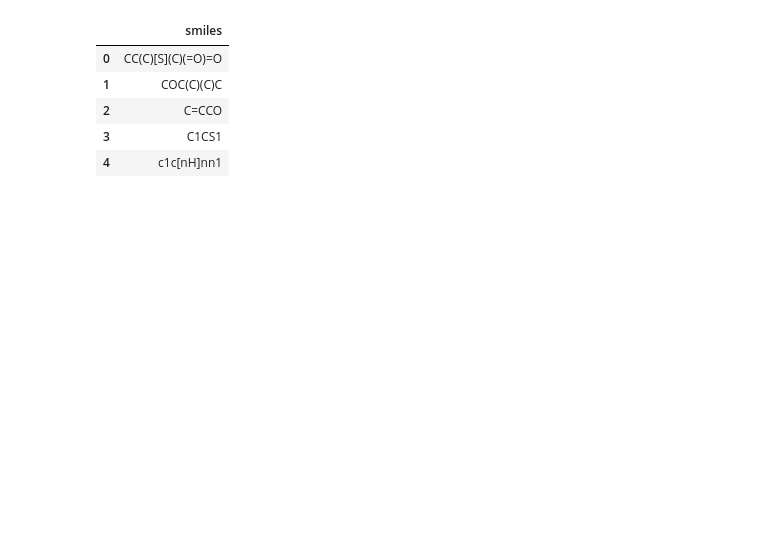
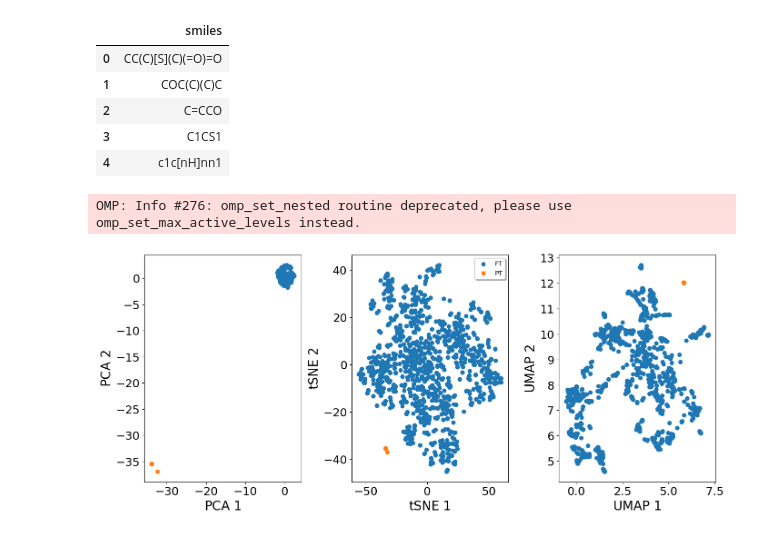
Before and after one commit to EnthusiasticTeslim/knnGuidedDesign, a Jupyter notebook: notebooks/GenerateNewMolecules.ipynb, the cells around one changed output. Drawn from its saved outputs; the diff is of its cells as text; code cells hidden in the pictures; blank space fills up the shorter version.

Commit message:
testing molecules creation setup

```diff
--- a/notebooks/GenerateNewMolecules.ipynb
+++ b/notebooks/GenerateNewMolecules.ipynb
@@ -16,6 +31,6 @@ vae_pretrained_weight_path = 'reports/VAE/hyper_search_checkpoints/50/best-chckp
 vae_pretrained = torch.load(vae_pretrained_weight_path)
 # %%
-vae_pretrained_params_path = 'reports/VAE/hyper_search_logs/knnMoleculeVAE/version_50/hparams.yaml'
+vae_pretrained_params_path = f'reports/VAE/hyper_search_logs/knnMoleculeVAE/version_{run_id}/hparams.yaml'
 vae_pretrained_params = yaml.safe_load(open(vae_pretrained_params_path))
 vae_pretrained_params
 # %% [output]
@@ -92,7 +107,7 @@ int(vae_pretrained_params['input_dim']), int(vae_pretrained_params['latent_dim']
 # %%
 vae.eval()
 with torch.no_grad():
-    samples = torch.randn(500, int(vae_pretrained_params['latent_dim']))
+    samples = torch.randn(10, int(vae_pretrained_params['latent_dim']))
     decoded_samples = vae.decoder(samples)
 
 print(decoded_samples.shape)
@@ -116,7 +131,26 @@ _, _, _, selfies_alphabet, \
 --> Creating one-hot encoding...0%
 --> Finished creating one-hot encoding...100%
 # %%
-from src.data.utils import generated_molecules_to_smiles, valid_smiles
+from src.data.utils import valid_smiles # generated_molecules_to_smiles
+import selfies as sf
+import numpy as np
+
+def generated_molecules_to_smiles(generated_molecules, width, height, vocab_itos):
+    # Reshape satisfying_molecules_tensor back to a 3D tensor
+    generated_molecules_tensor_3d = generated_molecules.view(-1, width, height)
+    # Convert the PyTorch 3D tensor to a NumPy array
+    generated_molecules_numpy = generated_molecules_tensor_3d.numpy()
+
+    max_values = np.max(generated_molecules_numpy, axis=2, keepdims=True)
+    generated_data = np.where(generated_molecules_numpy == max_values, 1, 0)
+
+    ### Reproduce SMILES list and visualize the output images
+    output_smiles_list = []
+    for i in range (0,len(generated_data)):
+        sm = sf.decoder(sf.encoding_to_selfies(generated_data[i].tolist(), vocab_itos, enc_type="one_hot"))
+        output_smiles_list.append(sm)
+
+    return output_smiles_list
 # %%
 # decoded to smiles
 decoded_samples_smiles = generated_molecules_to_smiles(
@@ -124,5 +158,5 @@ decoded_samples_smiles = generated_molecules_to_smiles(
                         width = int(vae_pretrained_params['width_dim']),
                         height = int(vae_pretrained_params['height_dim']),
                         vocab_itos = vocab_itos)
-decoded_samples_smiles = valid_smiles(decoded_samples_smiles)
+decoded_samples_smiles_valid = valid_smiles(decoded_samples_smiles)
 # %% [output]
@@ -205,3 +263,10 @@ pretrained_data.head()
 | 2 | C=CCO |
 | 3 | C1CS1 |
 | 4 | c1c[nH]nn1 |
+# %%
+show_both_chemical_space(
+                        redox_potential = pretrained_data['smiles'].tolist(),
+                        vae_pretain_data = decoded_samples_smiles)
+# %% [output]
+OMP: Info #276: omp_set_nested routine deprecated, please use omp_set_max_active_levels instead.
+[figure, added]
```
Also changed, not shown: parts of 13 cells of this notebook, 1 other file.
